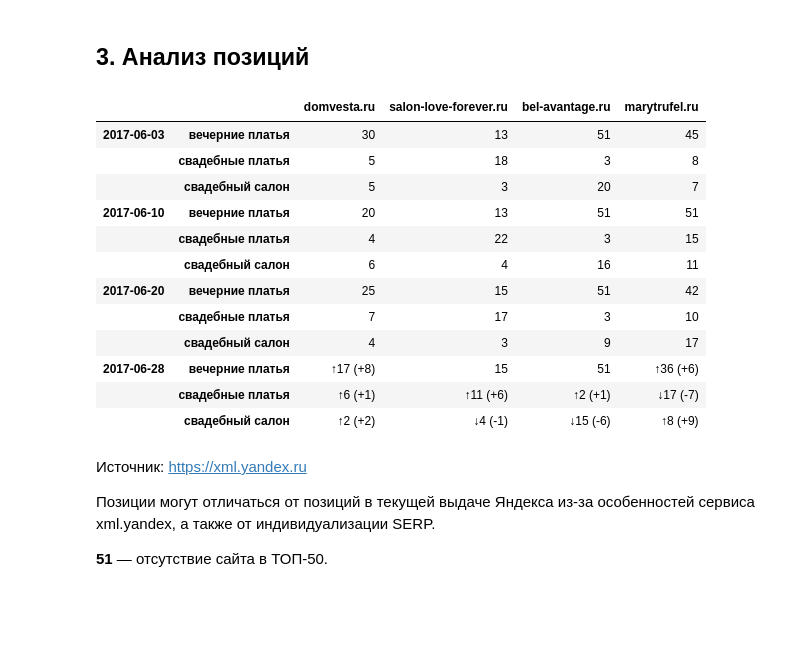
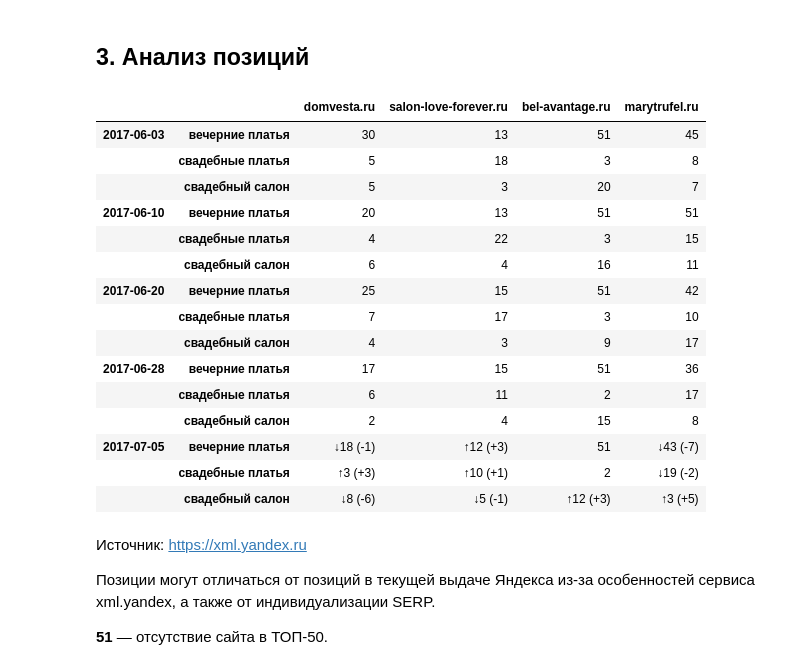
Before and after one commit to salon-love-forever/reports, a Jupyter notebook: slon-love-forever.ru.ipynb, the cells around one changed output. Saved outputs shown, nothing was run; the diff lists cells and outputs as text; code cells hidden in the pictures; blank space fills up the shorter version.

```diff
--- a/slon-love-forever.ru.ipynb
+++ b/slon-love-forever.ru.ipynb
@@ -116,22 +128,25 @@ ticks = ax.set_xticklabels(['{:%b %Y}'.format(x) for x in organic.index]);
 На диаграмме чётко видна сезонная волатильность трафика.
 # %% [markdown]
 ## 3. Анализ позиций
-# %%
-positions
-# %% [output]
-|  |  | domvesta.ru | salon-love-forever.ru | bel-avantage.ru | marytrufel.ru |
-| 2017-06-03 | вечерние платья | 30 | 13 | 51 | 45 |
-|  | свадебные платья | 5 | 18 | 3 | 8 |
-|  | свадебный салон | 5 | 3 | 20 | 7 |
-| 2017-06-10 | вечерние платья | 20 | 13 | 51 | 51 |
-|  | свадебные платья | 4 | 22 | 3 | 15 |
-|  | свадебный салон | 6 | 4 | 16 | 11 |
-| 2017-06-20 | вечерние платья | 25 | 15 | 51 | 42 |
-|  | свадебные платья | 7 | 17 | 3 | 10 |
-|  | свадебный салон | 4 | 3 | 9 | 17 |
-| 2017-06-28 | вечерние платья | ↑17 (+8) | 15 | 51 | ↑36 (+6) |
-|  | свадебные платья | ↑6 (+1) | ↑11 (+6) | ↑2 (+1) | ↓17 (-7) |
-|  | свадебный салон | ↑2 (+2) | ↓4 (-1) | ↓15 (-6) | ↑8 (+9) |
+# %%
+positions_dynamics
+# %% [output]
+|  |  | domvesta.ru | salon-love-forever.ru | bel-avantage.ru | marytrufel.ru |
+| 2017-06-03 | вечерние платья | 30 | 13 | 51 | 45 |
+|  | свадебные платья | 5 | 18 | 3 | 8 |
+|  | свадебный салон | 5 | 3 | 20 | 7 |
+| 2017-06-10 | вечерние платья | 20 | 13 | 51 | 51 |
+|  | свадебные платья | 4 | 22 | 3 | 15 |
+|  | свадебный салон | 6 | 4 | 16 | 11 |
+| 2017-06-20 | вечерние платья | 25 | 15 | 51 | 42 |
+|  | свадебные платья | 7 | 17 | 3 | 10 |
+|  | свадебный салон | 4 | 3 | 9 | 17 |
+| 2017-06-28 | вечерние платья | 17 | 15 | 51 | 36 |
+|  | свадебные платья | 6 | 11 | 2 | 17 |
+|  | свадебный салон | 2 | 4 | 15 | 8 |
+| 2017-07-05 | вечерние платья | ↓18 (-1) | ↑12 (+3) | 51 | ↓43 (-7) |
+|  | свадебные платья | ↑3 (+3) | ↑10 (+1) | 2 | ↓19 (-2) |
+|  | свадебный салон | ↓8 (-6) | ↓5 (-1) | ↑12 (+3) | ↑3 (+5) |
 # %% [markdown]
 Источник: https://xml.yandex.ru
 
```
Also changed, not shown: parts of 5 cells of this notebook.
